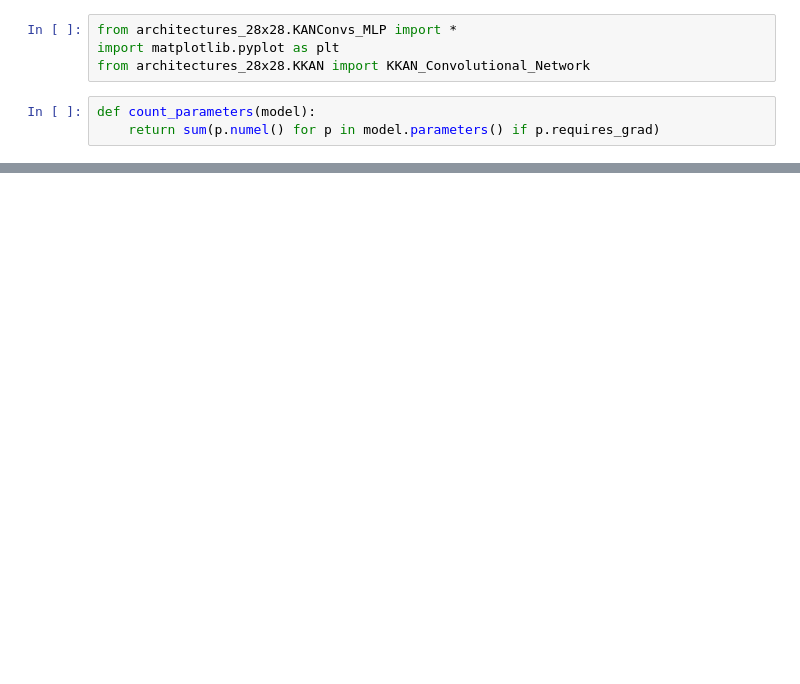
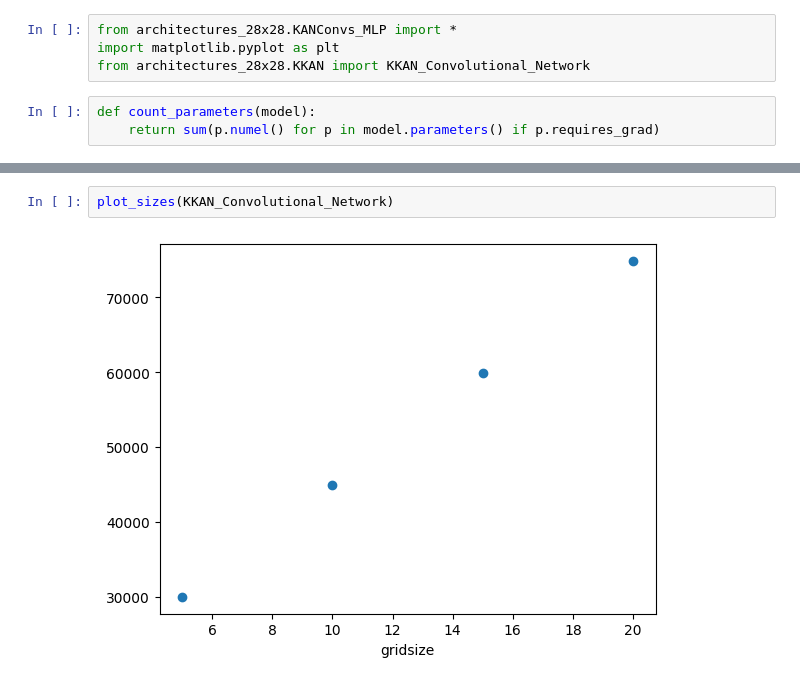
Before and after one commit to AntonioTepsich/Convolutional-KANs, a Jupyter notebook: grid_size_parameters.ipynb, the cells around one changed output, grey strips where cells are left out. Cells and saved outputs as stored; diff of their text form; blank space fills up the shorter version.

```diff
--- a/grid_size_parameters.ipynb
+++ b/grid_size_parameters.ipynb
@@ -22,0 +30,4 @@ plt.scatter(grid_sizes,params)
+# %%
+plot_sizes(KKAN_Convolutional_Network)
+# %% [output]
+[figure, added]
```
Also changed, not shown: parts of 7 cells of this notebook, 9 other files.
